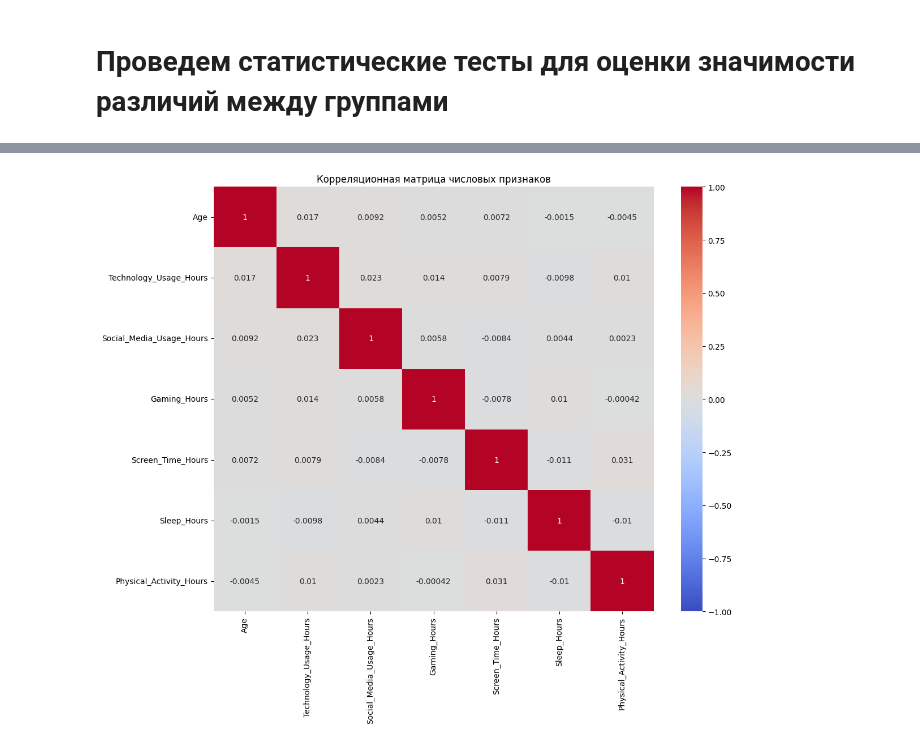
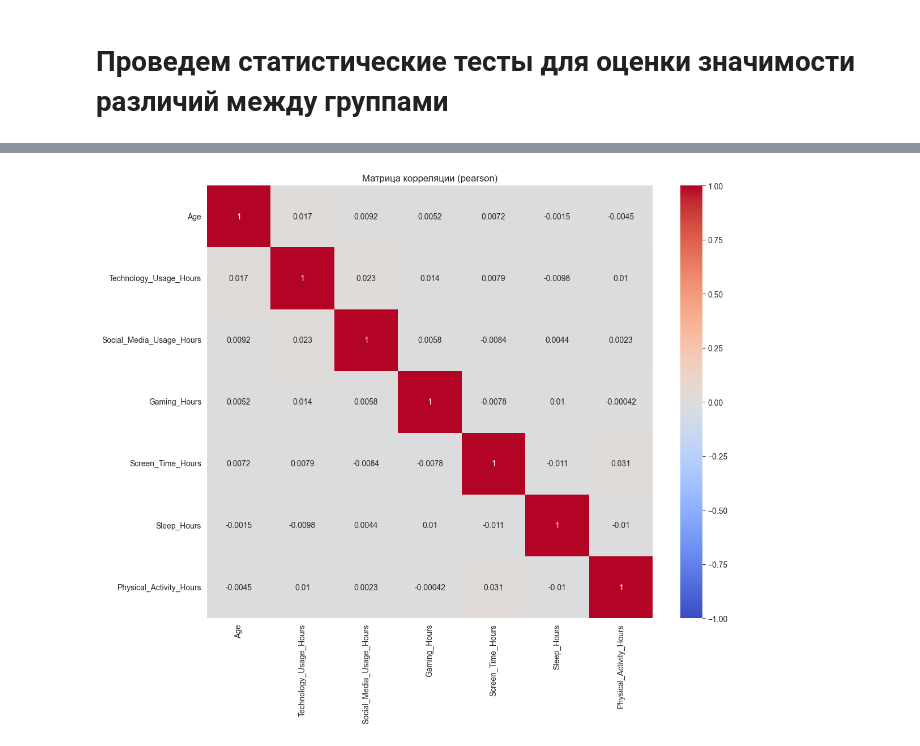
Before and after one commit to master-spectra/Mental-Health, a Jupyter notebook: main.ipynb, the cells around one changed output, grey strips where cells are left out. Saved outputs shown, nothing was run; the diff lists cells and outputs as text; code cells hidden in the pictures.

```diff
--- a/main.ipynb
+++ b/main.ipynb
@@ -350,4 +365,25 @@ def plot_correlation_matrix(data):
 # %%
-statistical_results = perform_statistical_tests(data)
-df_results = statistical_results.to_csv('./data/statistical_results.csv', index=False)
-statistical_results
+def create_correlation_matrix(data, method='pearson', figsize=(12, 10)):
+    """
+    Создает и визуализирует матрицу корреляции для числовых признаков в датафрейме.
+
+    Параметры:
+    data (pd.DataFrame): Исходный датафрейм
+    method (str): Метод расчета корреляции ('pearson', 'spearman', или 'kendall')
+    figsize (tuple): Размер фигуры (ширина, высота)
+
+    Возвращает:
+    correlation_matrix (pd.DataFrame): Матрица корреляции
+    """
+    # Выбираем только числовые столбцы
+    numeric_data = data.select_dtypes(include=[np.number])
+
+    # Вычисляем корреляционную матрицу
+    correlation_matrix = numeric_data.corr(method=method)
+
+    # Создаем тепловую карту
+    plt.figure(figsize=figsize)
+    sns.heatmap(correlation_matrix, annot=True, cmap='coolwarm', vmin=-1, vmax=1, center=0)
+    plt.title(f'Матрица корреляции ({method})')
+    plt.tight_layout()
+    plt.show()
@@ -369,5 +390,5 @@ statistical_results
 # %%
-plot_correlation_matrix(data)
+create_correlation_matrix(data)
 # %% [output]
-[figure, old version]
+[figure, new version]
 # %% [markdown]
```
Also changed, not shown: parts of 6 cells of this notebook.
